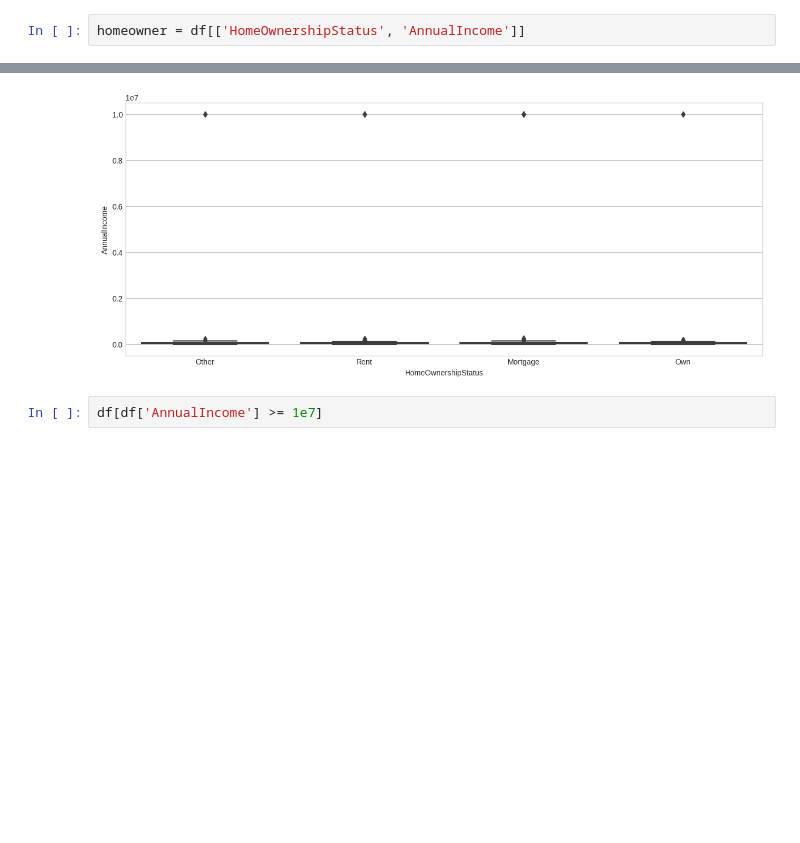
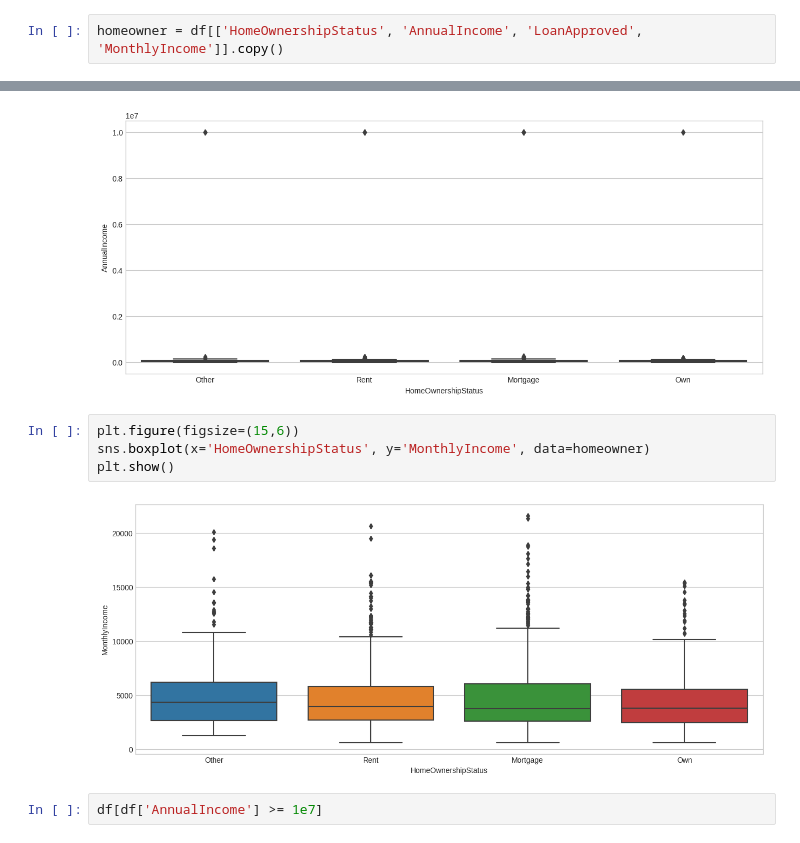
Before and after one commit to KimiyaVahidMotlagh/QBC-DA10-Group4Project1, a Jupyter notebook: DA10_EDA(Arash).ipynb, the cells around one changed output, grey strips where cells are left out. Drawn from its saved outputs; the diff is of its cells as text; blank space fills up the shorter version.

Commit message:
annualincome_vs_yearlyincome_correction

```diff
--- a/DA10_EDA(Arash).ipynb
+++ b/DA10_EDA(Arash).ipynb
@@ -160,7 +208,7 @@ df['PaymentHistory'].max()
 # %% [output]
 41
 # %%
-homeowner = df[['HomeOwnershipStatus', 'AnnualIncome']]
+homeowner = df[['HomeOwnershipStatus', 'AnnualIncome', 'LoanApproved', 'MonthlyIncome']].copy()
 # %%
 # mortgage_owners = df[df['HomeOwnershipStatus'] == 'Mortgage'][['AnnualIncome', 'HomeOwnershipStatus']]
 # other_owners = df[df['HomeOwnershipStatus'] == 'Other'][['AnnualIncome', 'HomeOwnershipStatus']]
@@ -172,6 +220,12 @@ sns.boxplot(x='HomeOwnershipStatus', y='AnnualIncome', data=homeowner)
 plt.show()
 # %% [output]
 [figure]
+# %%
+plt.figure(figsize=(15,6))
+sns.boxplot(x='HomeOwnershipStatus', y='MonthlyIncome', data=homeowner)
+plt.show()
+# %% [output]
+[figure, added]
 # %%
 df[df['AnnualIncome'] >= 1e7]
 # %% [output]
```
Also changed, not shown: parts of 17 cells of this notebook.
